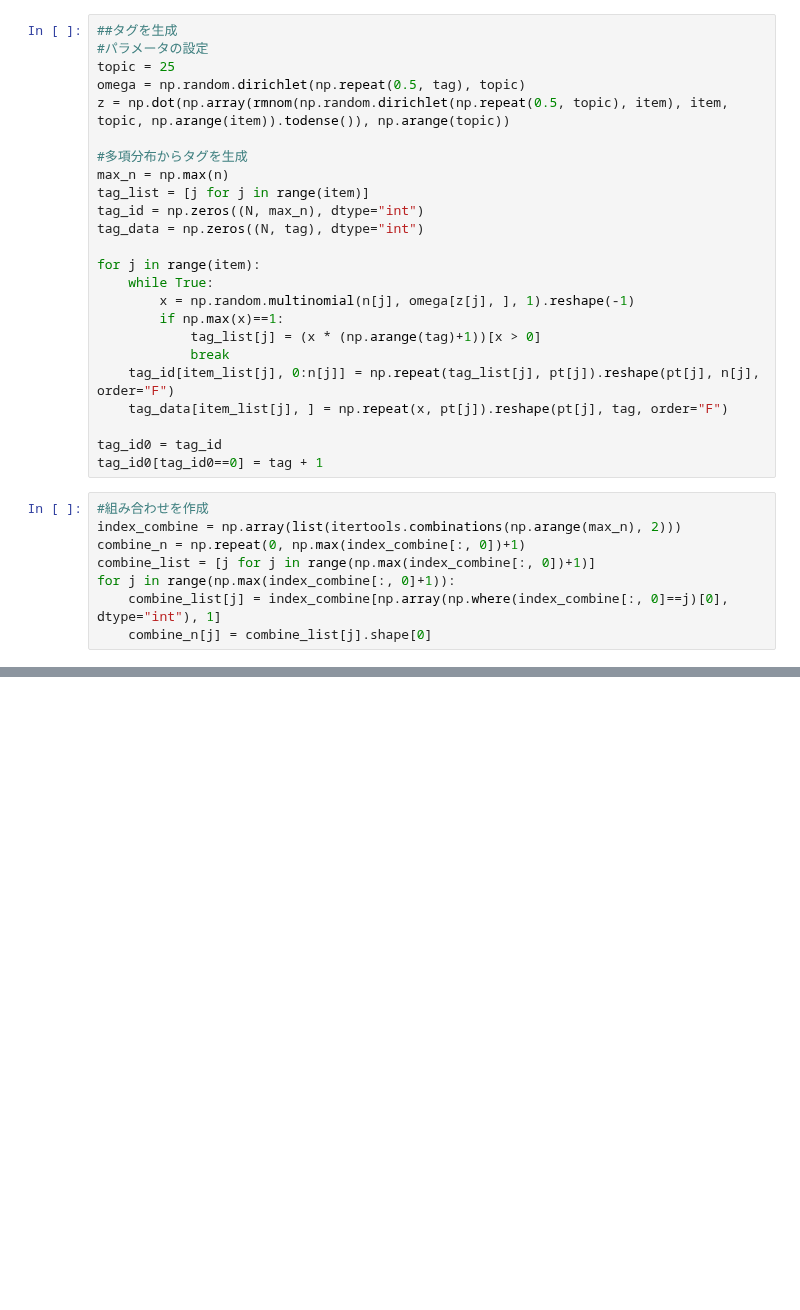
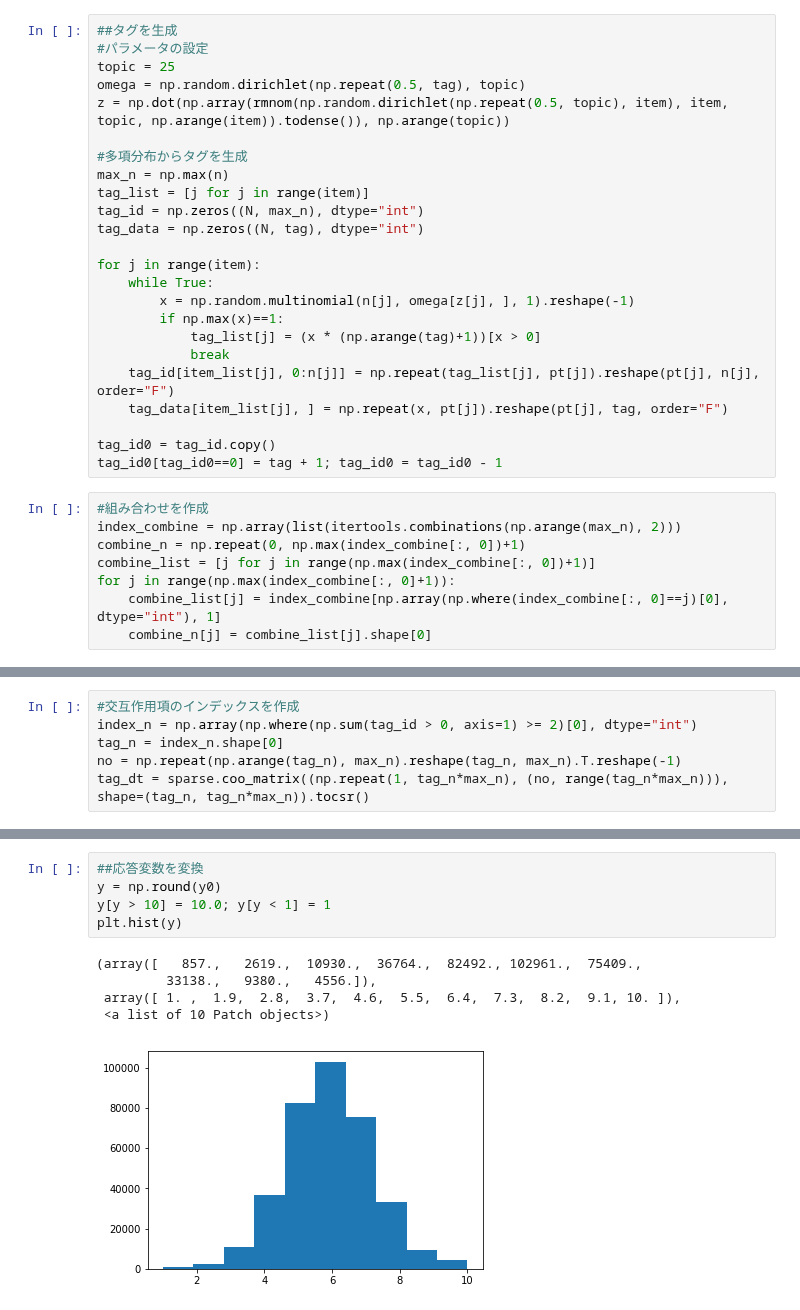
Before and after one commit to shiny-colors/Machine_Learning_Python, a Jupyter notebook: Sparse_Factorization_Machines.ipynb, the cells around one changed output, grey strips where cells are left out. Saved outputs shown, nothing was run; the diff lists cells and outputs as text; blank space fills up the shorter version.

```diff
--- a/Sparse_Factorization_Machines.ipynb
+++ b/Sparse_Factorization_Machines.ipynb
@@ -75,8 +75,8 @@ for j in range(item):
     tag_id[item_list[j], 0:n[j]] = np.repeat(tag_list[j], pt[j]).reshape(pt[j], n[j], order="F")
     tag_data[item_list[j], ] = np.repeat(x, pt[j]).reshape(pt[j], tag, order="F")
 
-tag_id0 = tag_id
-tag_id0[tag_id0==0] = tag + 1
+tag_id0 = tag_id.copy()
+tag_id0[tag_id0==0] = tag + 1; tag_id0 = tag_id0 - 1
 # %%
 #組み合わせを作成
 index_combine = np.array(list(itertools.combinations(np.arange(max_n), 2)))
@@ -107,0 +88,6 @@ array([[0, 1],
+# %%
+#交互作用項のインデックスを作成
+index_n = np.array(np.where(np.sum(tag_id > 0, axis=1) >= 2)[0], dtype="int")
+tag_n = index_n.shape[0]
+no = np.repeat(np.arange(tag_n), max_n).reshape(tag_n, max_n).T.reshape(-1)
+tag_dt = sparse.coo_matrix((np.repeat(1, tag_n*max_n), (no, range(tag_n*max_n))), shape=(tag_n, tag_n*max_n)).tocsr()
@@ -107,0 +165,11 @@ array([[0, 1],
+# %%
+##応答変数を変換
+y = np.round(y0)
+y[y > 10] = 10.0; y[y < 1] = 1
+plt.hist(y)
+# %% [output]
+(array([   857.,   2619.,  10930.,  36764.,  82492., 102961.,  75409.,
+         33138.,   9380.,   4556.]),
+ array([ 1. ,  1.9,  2.8,  3.7,  4.6,  5.5,  6.4,  7.3,  8.2,  9.1, 10. ]),
+ <a list of 10 Patch objects>)
+[figure, added]
```
Also changed, not shown: parts of 10 cells of this notebook.
